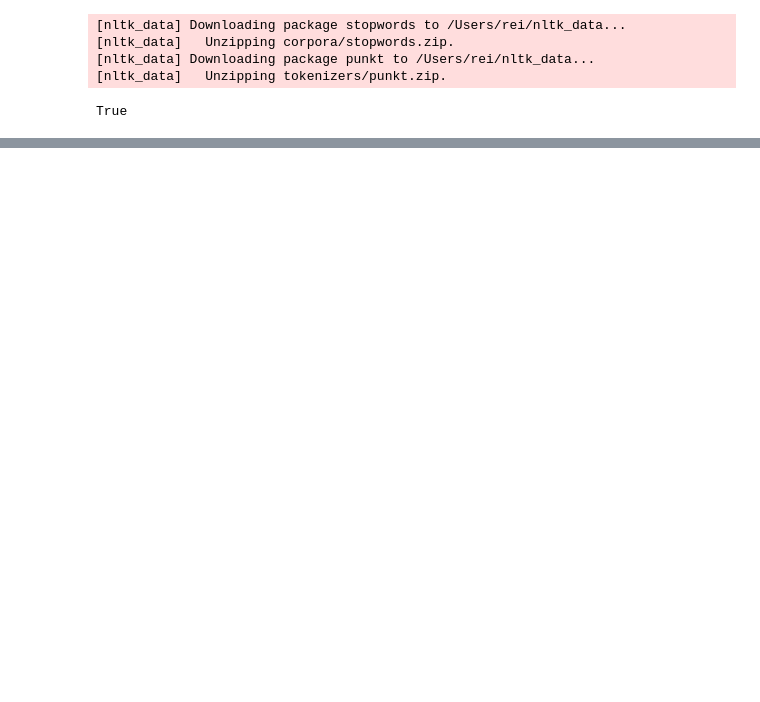
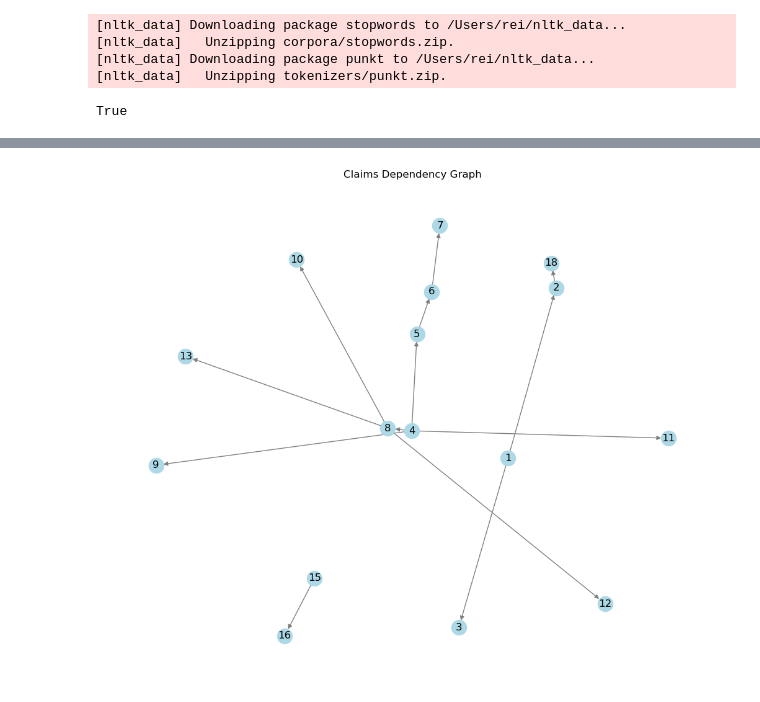
Before and after one commit to rei-kunn/TIUresearch, a Jupyter notebook: Txt_summarizaton_thesis.ipynb, the cells around one changed output, grey strips where cells are left out. Cells and saved outputs as stored; diff of their text form; code cells hidden in the pictures; blank space fills up the shorter version.

```diff
--- a/Txt_summarizaton_thesis.ipynb
+++ b/Txt_summarizaton_thesis.ipynb
@@ -266,0 +318,47 @@ A compact optical network terminal, comprising: a first interface coupled to a c
+# %%
+import re
+from collections import defaultdict
+
+def find_dependencies(tokenized_claims):
+    dependencies = defaultdict(list)
+    claim_number = None
+    accumulated_text = ""
+
+    for item in tokenized_claims:
+        if re.match(r"^\d+\.$", item.strip()):
+            # If there's a previous claim, process it before moving to the next
+            if claim_number is not None and accumulated_text:
+                references = re.findall(r"claim (\d+)", accumulated_text)
+                for ref in references:
+                    dependencies[claim_number].append(int(ref))
+
+            # Reset for the next claim
+            claim_number = int(item.strip().replace('.', ''))
+            accumulated_text = ""
+        elif claim_number is not None:
+            accumulated_text += " " + item
+
+    # Process the last claim
+    if claim_number is not None and accumulated_text:
+        references = re.findall(r"claim (\d+)", accumulated_text)
+        for ref in references:
+            dependencies[claim_number].append(int(ref))
+
+    return dependencies
+# %%
+dependencies = find_dependencies(tokenized_sentence)
+# %%
+# Creating a graph
+G = nx.DiGraph()
+for claim, refs in dependencies.items():
+    for ref in refs:
+        G.add_edge(ref, claim)
+# %%
+# Plotting the graph
+plt.figure(figsize=(10, 8))
+pos = nx.spring_layout(G)
+nx.draw(G, pos, with_labels=True, node_color='lightblue', edge_color='gray')
+plt.title('Claims Dependency Graph')
+plt.show()
+# %% [output]
+[figure, added]
```
Also changed, not shown: parts of 16 cells of this notebook, 2 other files.
